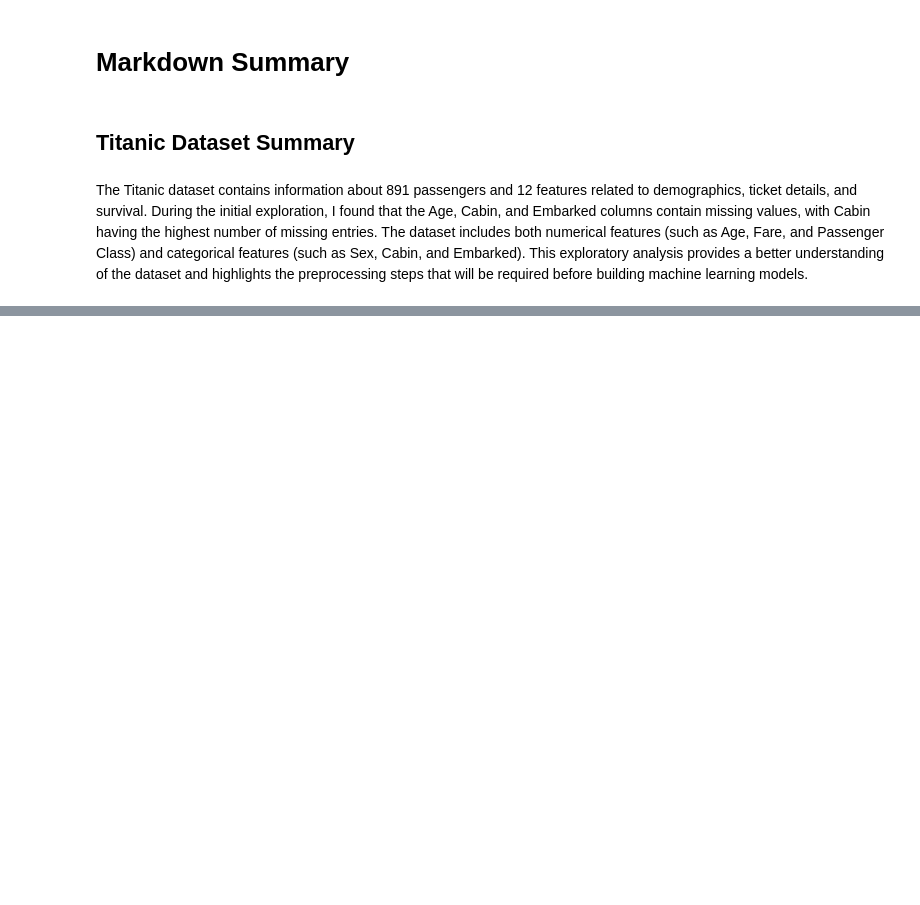
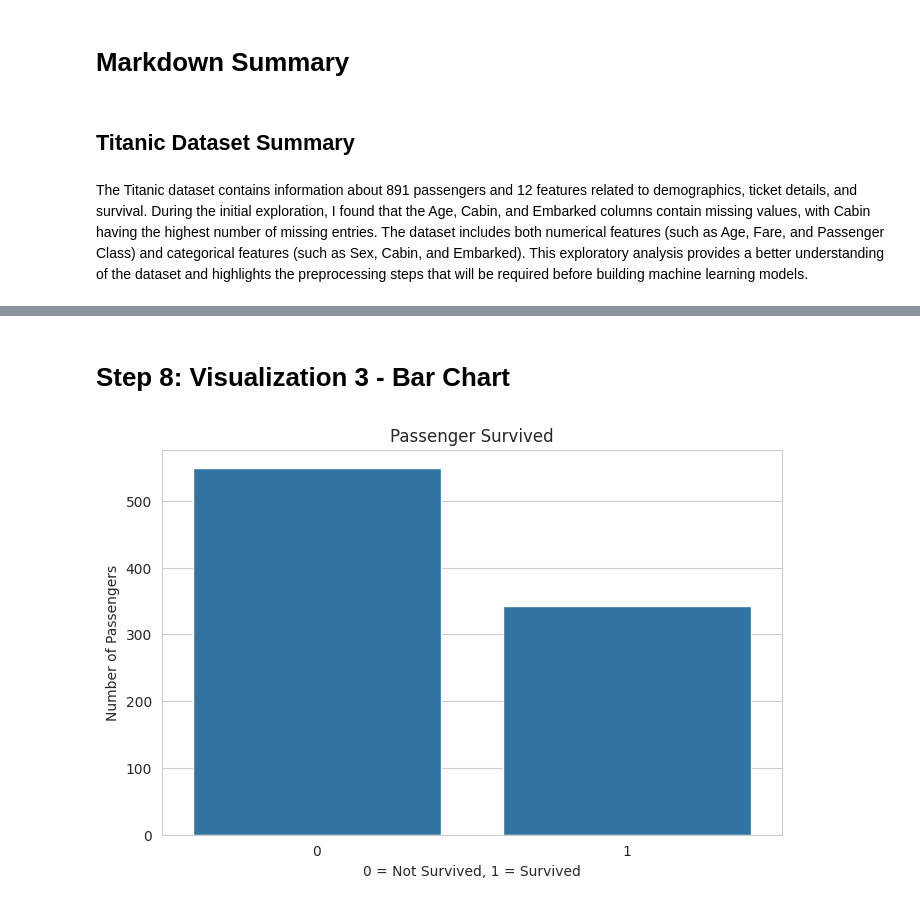
Before and after one commit to AJKHAN47/neurofive-ml-track, a Jupyter notebook: Week-01/Week1_Titanic_EDA.ipynb, the cells around one changed output, grey strips where cells are left out. Drawn from its saved outputs; the diff is of its cells as text; code cells hidden in the pictures; blank space fills up the shorter version.

```diff
--- a/Week-01/Week1_Titanic_EDA.ipynb
+++ b/Week-01/Week1_Titanic_EDA.ipynb
@@ -153,0 +275,15 @@ The Titanic dataset contains information about 891 passengers and 12 features re
+# %% [markdown]
+# Step 8: Visualization 3 - Bar Chart
+# %%
+plt.figure(figsize=(8,5))
+
+sns.countplot(x="Survived",data=df)
+
+plt.title("Passenger Survived")
+plt.xlabel("0 = Not Survived, 1 = Survived")
+plt.ylabel("Number of Passengers")
+plt.show()
+
+#From the graph we analyzed that more passengers died than survived
+# %% [output]
+[figure, added]
```
Also changed, not shown: parts of 24 cells of this notebook, 2 other files.
